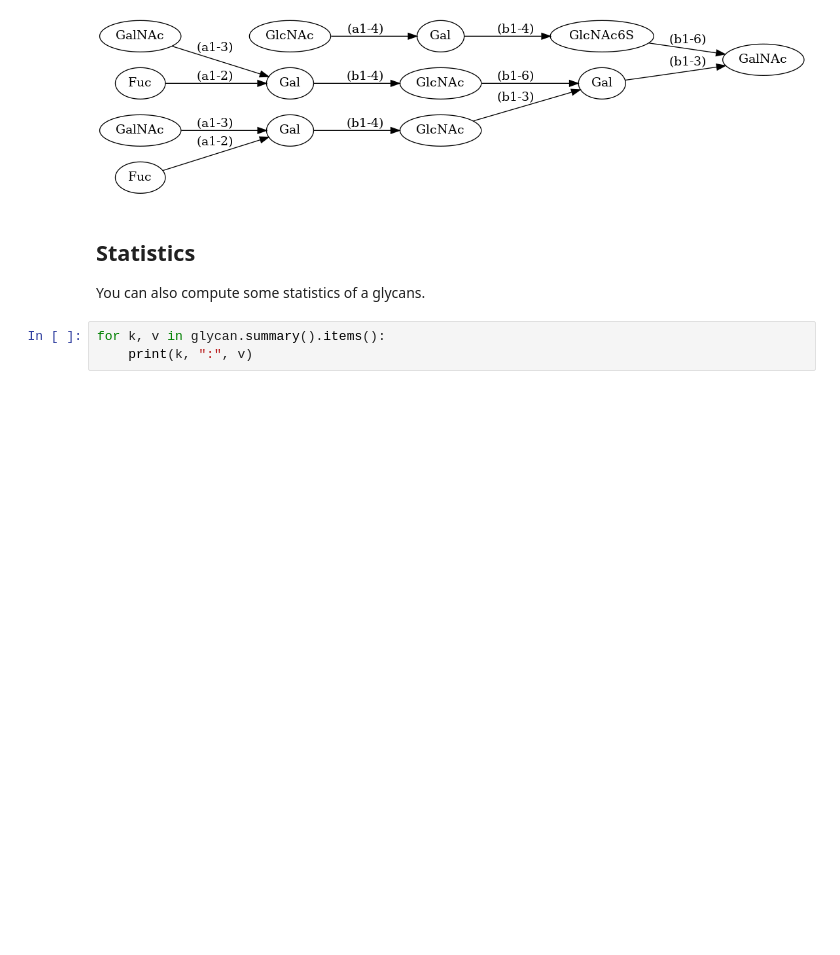
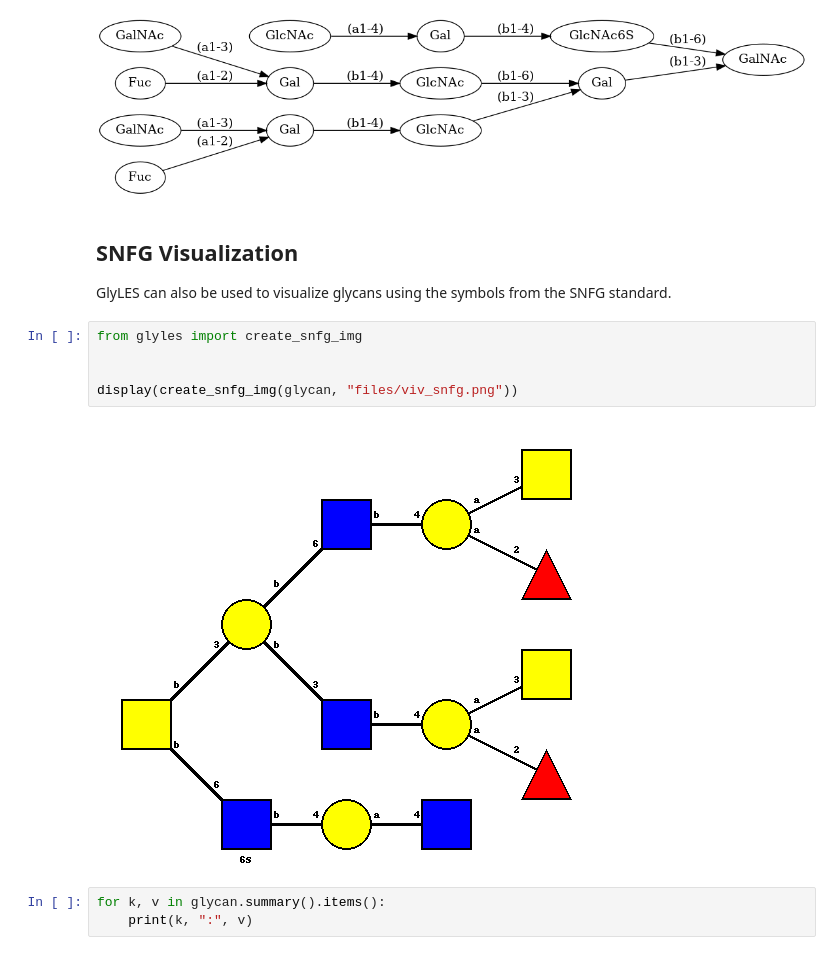
Before and after one commit to kalininalab/GlyLES, a Jupyter notebook: examples/visualization.ipynb, the cells around one changed output. Cells and saved outputs as stored; diff of their text form; blank space fills up the shorter version.

```diff
--- a/examples/visualization.ipynb
+++ b/examples/visualization.ipynb
@@ -19,10 +19,17 @@ Image(glycan.save_dot("files/viz.dot").create_png())
 Image(glycan.save_dot("files/viz_2.dot", horizontal=True).create_png())
 # %% [output]
 [figure]
-# %% [markdown]
-## Statistics
-
-You can also compute some statistics of a glycans.
+# %% [markdown]
+## SNFG Visualization
+
+GlyLES can also be used to visualize glycans using the symbols from the SNFG standard.
+# %%
+from glyles import create_snfg_img
+
+
+display(create_snfg_img(glycan, "files/viv_snfg.png"))
+# %% [output]
+[figure, added]
 # %%
 for k, v in glycan.summary().items():
     print(k, ":", v)
```
Also changed, not shown: 10 other files.
